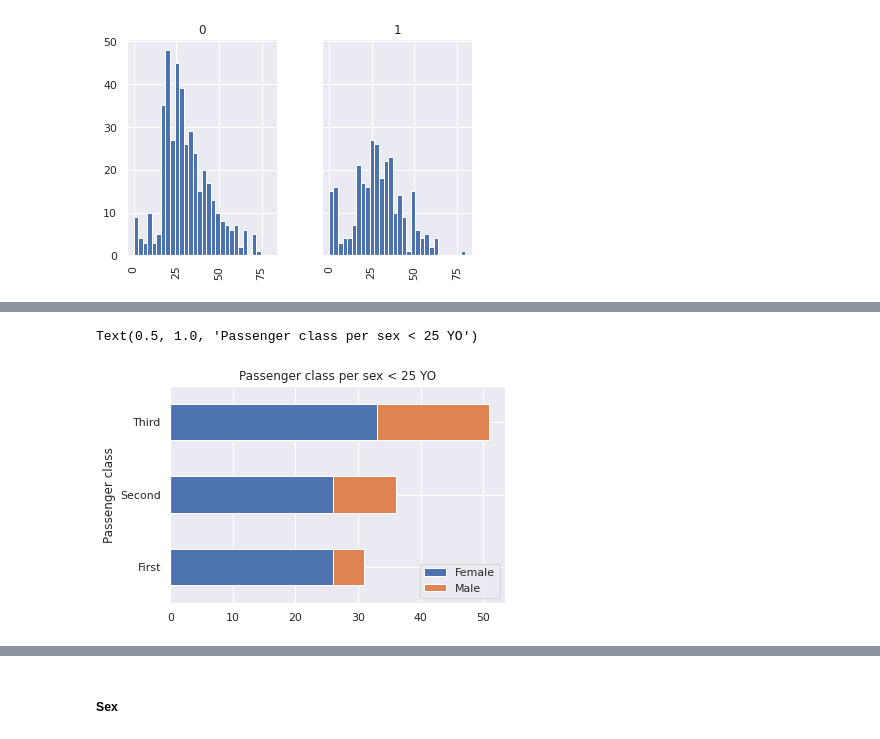
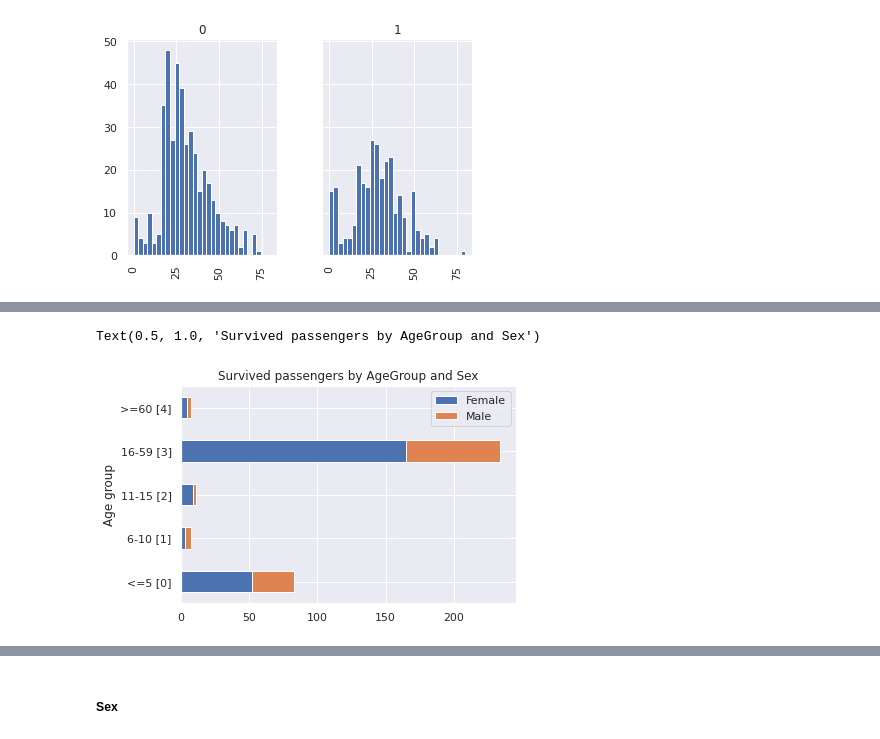
Before and after one commit to lerz30/ML_introduction, a Jupyter notebook: notebooks/pandas_intro.ipynb, the cells around one changed output, grey strips where cells are left out. Saved outputs shown, nothing was run; the diff lists cells and outputs as text; code cells hidden in the pictures.

Commit message:
refactor #3 - feature AgeGroup added

```diff
--- a/notebooks/pandas_intro.ipynb
+++ b/notebooks/pandas_intro.ipynb
@@ -112,3 +112,11 @@ array([<matplotlib.axes._subplots.AxesSubplot object at 0x...>,
        <matplotlib.axes._subplots.AxesSubplot object at 0x...>],
       dtype=object)
 [figure]
+# %%
+#Adding a new column
+df['AgeGroup'] = 0
+df.loc[(df.Age<6), 'AgeGroup'] = 0
+df.loc[(df.Age>=6) & (df.Age<11), 'AgeGroup'] = 1
+df.loc[(df.Age>=11) & (df.Age<16), 'AgeGroup'] = 2
+df.loc[(df.Age>=16) & (df.Age<60), 'AgeGroup'] = 3
+df.loc[(df.Age>=60), 'AgeGroup'] = 4
@@ -115,15 +156,15 @@ array([<matplotlib.axes._subplots.AxesSubplot object at 0x...>,
 # %%
-#Plot of "Survived" people younger than 25 YO grouped by "Sex" and "Pclass"
-pclass_labels = ['First', 'Second', 'Third']
+#Plot of "Survived" people grouped by "AgeGroup" and "Sex"
+ageGroup_labels = ['<=5 [0]', '6-10 [1]', '11-15 [2]', '16-59 [3]', '>=60 [4]']
 sex_labels = {'Female': 0, 'Male': 1}
 
-plt = df.query('Age < 25 and Survived == 1').groupby(['Sex','Pclass']).size().unstack(['Sex']).plot(kind='barh',
+plt = df.query('Survived == 1').groupby(['AgeGroup','Sex']).size().unstack(['Sex']).plot(kind='barh',
                                                             stacked=True, rot=0, subplots=False)
-plt.set_yticklabels(pclass_labels)
+plt.set_yticklabels(ageGroup_labels)
 plt.legend(labels=sex_labels)
 
-plt.set_ylabel('Passenger class')
-plt.set_title('Passenger class per sex < 25 YO')
+plt.set_ylabel('Age group')
+plt.set_title('Survived passengers by AgeGroup and Sex')
 # %% [output]
-Text(0.5, 1.0, 'Passenger class per sex < 25 YO')
+Text(0.5, 1.0, 'Survived passengers by AgeGroup and Sex')
-[figure, old version]
+[figure, new version]
```
Also changed, not shown: parts of 11 cells of this notebook, 1 other file.
